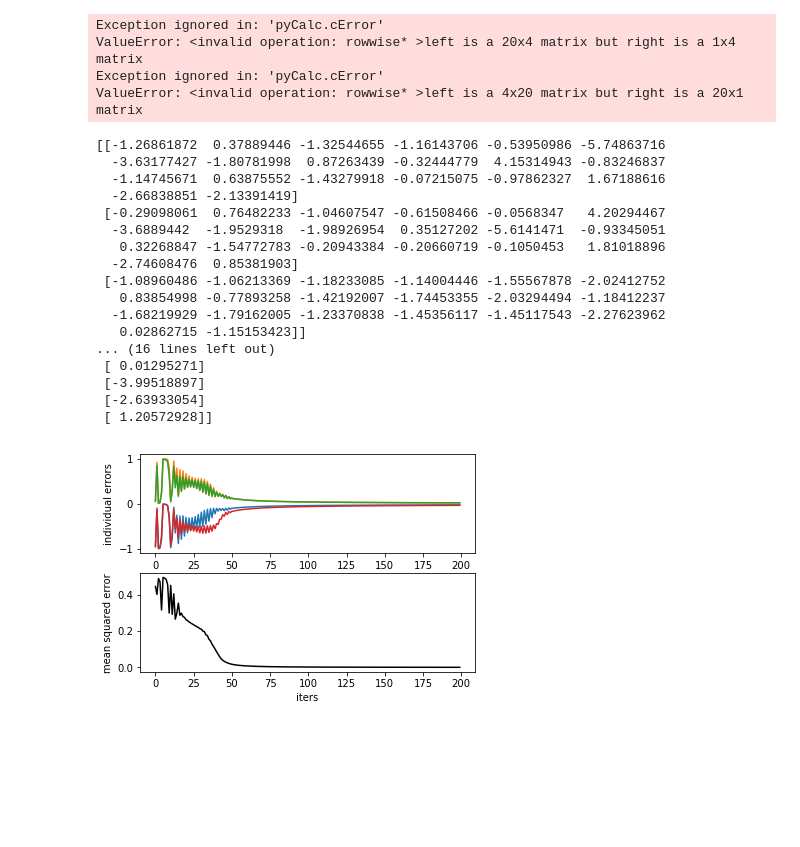
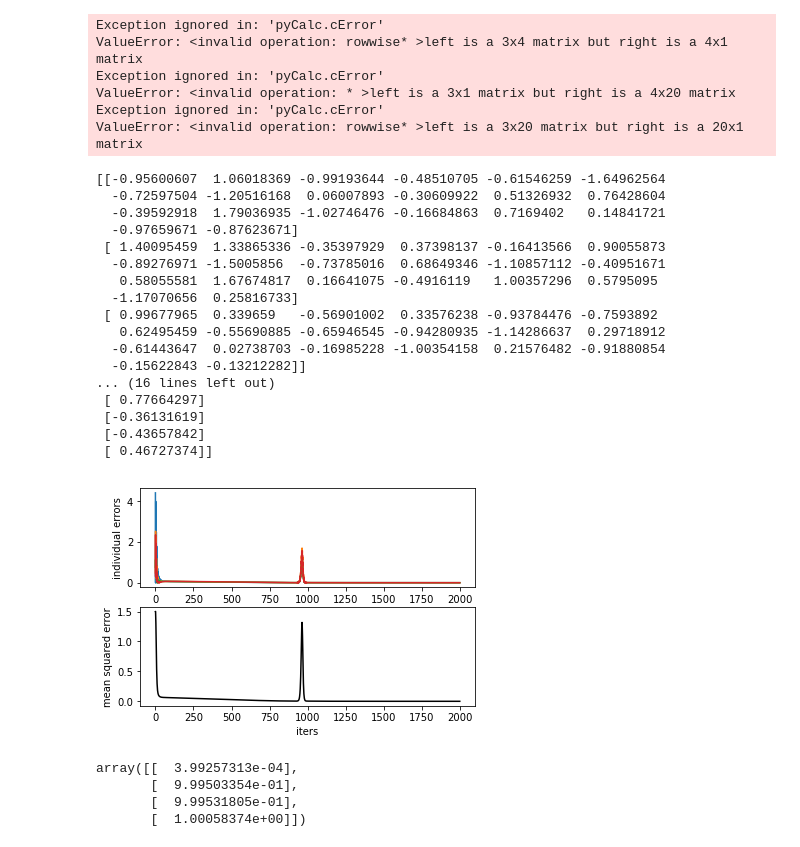
Before and after one commit to enchantedBunny/pgcg, a Jupyter notebook: build/lib.linux-x86_64-3.6/4. multi layer perceptron.ipynb, the cells around one changed output. Saved outputs shown, nothing was run; the diff lists cells and outputs as text; code cells hidden in the pictures; blank space fills up the shorter version.

```diff
--- a/build/lib.linux-x86_64-3.6/4. multi layer perceptron.ipynb
+++ b/build/lib.linux-x86_64-3.6/4. multi layer perceptron.ipynb
@@ -9,7 +9,8 @@ p.setMode("quiet")
 
 xs = p.constant(np.array([ [0,0,1],[0,1,1],[1,0,1],[1,1,1] ]
                                , dtype= float))
-ys = p.constant(np.array([0,1,1,0], dtype=float))
+#ys = p.constant(np.array([0,1,1,0], dtype=float)) #AxorB
+ys = p.constant(np.array([0,1,1,1], dtype=float)) #(AorB) and C
 
 weights = 2*np.random.random((3,20)) - 1
 weights2 = 2*np.random.random((20,1)) - 1
@@ -20,70 +21,75 @@ ws1 = p.variable(20,1)
 
 l0 = p.function(xs, ws0, "*")
 l1 = p.function(l0, "sigmoid")
-l10 = p.function(l1,ws1, "*")
-l2 = p.function(l10, "sigmoid")
+l2 = p.function(l1,ws1, "*")
 
 l2_error = p.function(ys.T(), l2, "-")
-sig1 = l2.deriv()
-l2_delta = p.function(sig1.T(), l2_error.T(), "rowwise*")
-
-tmp1 = p.function(l2_delta, l1, "*").T()
+tmp1 = p.function(l2_error.T(), l1, "*").T()
 
 sig0 = l1.deriv()
-l2_errorh = p.function(sig0.T(), l2_delta, "rowwise*").T()
-l1_delta = p.function(l2_errorh,ws1, "rowwise*")
-tmp0 = p.function(l1_delta.T(),xs, "*")
+l2_errorh = p.function(xs.T(), l2_error, "rowwise*")
+l1_delta = p.function(l2_errorh,sig0, "*")
+tmp0 = p.function(l1_delta,ws1, "rowwise*")
 g= []
 g2= []
-for i in range(200):
-    t1 = weights2 + 10*tmp1.value(dict([(ws0,weights), (ws1,weights2)]))
-    t0 = weights + 10*tmp0.value(dict([(ws0,weights), (ws1,weights2)])).T
+for i in range(2000):
+    t1 = weights2 + 0.1*tmp1.value(dict([(ws0,weights), (ws1,weights2)]))
+    t0 = weights + 0.1*tmp0.value(dict([(ws0,weights), (ws1,weights2)]))
     weights = t0
     weights2 = t1
-    g.append(l2_error.value(dict([(ws0,weights), (ws1,weights2)])).tolist())
+    g.append([[bb*bb for bb in d] for d in l2_error.value(dict([(ws0,weights), (ws1,weights2)])).tolist()])
     g2.append(sum([ bb*bb for bb in l2_error.value(dict([(ws0,weights), (ws1,weights2)]))])/4)
 
 
 print(weights)
 print(weights2)
 import matplotlib.pyplot as plt
 x_data = [i for i in range(len(g))]
 y_data = [[g[j][i] for j in range(len(g))]for i in range(len(g[0]))]
 
 
 
 plt.figure(1)
 plt.subplot(211)
 plt.ylabel('individual errors')
 plt.xlabel('iters')
 for d in y_data:
     plt.plot(x_data, d)
 
 plt.subplot(212)
 plt.ylabel('mean squared error')
 plt.xlabel('iters')
 plt.plot(x_data, g2, 'k')
 plt.show()
 # %% [output]
 Exception ignored in: 'pyCalc.cError'
-ValueError: <invalid operation: rowwise* >left is a 20x4 matrix but right is a 1x4 matrix
+ValueError: <invalid operation: rowwise* >left is a 3x4 matrix but right is a 4x1 matrix
 Exception ignored in: 'pyCalc.cError'
-ValueError: <invalid operation: rowwise* >left is a 4x20 matrix but right is a 20x1 matrix
+ValueError: <invalid operation: * >left is a 3x1 matrix but right is a 4x20 matrix
+Exception ignored in: 'pyCalc.cError'
+ValueError: <invalid operation: rowwise* >left is a 3x20 matrix but right is a 20x1 matrix
-[[-1.26861872  0.37889446 -1.32544655 -1.16143706 -0.53950986 -5.74863716
-  -3.63177427 -1.80781998  0.87263439 -0.32444779  4.15314943 -0.83246837
-  -1.14745671  0.63875552 -1.43279918 -0.07215075 -0.97862327  1.67188616
-  -2.66838851 -2.13391419]
- [-0.29098061  0.76482233 -1.04607547 -0.61508466 -0.0568347   4.20294467
-  -3.6889442  -1.9529318  -1.98926954  0.35127202 -5.6141471  -0.93345051
-   0.32268847 -1.54772783 -0.20943384 -0.20660719 -0.1050453   1.81018896
-  -2.74608476  0.85381903]
- [-1.08960486 -1.06213369 -1.18233085 -1.14004446 -1.55567878 -2.02412752
-   0.83854998 -0.77893258 -1.42192007 -1.74453355 -2.03294494 -1.18412237
-  -1.68219929 -1.79162005 -1.23370838 -1.45356117 -1.45117543 -2.27623962
-   0.02862715 -1.15153423]]
+[[-0.95600607  1.06018369 -0.99193644 -0.48510705 -0.61546259 -1.64962564
+  -0.72597504 -1.20516168  0.06007893 -0.30609922  0.51326932  0.76428604
+  -0.39592918  1.79036935 -1.02746476 -0.16684863  0.7169402   0.14841721
+  -0.97659671 -0.87623671]
+ [ 1.40095459  1.33865336 -0.35397929  0.37398137 -0.16413566  0.90055873
+  -0.89276971 -1.5005856  -0.73785016  0.68649346 -1.10857112 -0.40951671
+   0.58055581  1.67674817  0.16641075 -0.4916119   1.00357296  0.5795095
+  -1.17070656  0.25816733]
+ [ 0.99677965  0.339659   -0.56901002  0.33576238 -0.93784476 -0.7593892
+   0.62495459 -0.55690885 -0.65946545 -0.94280935 -1.14286637  0.29718912
+  -0.61443647  0.02738703 -0.16985228 -1.00354158  0.21576482 -0.91880854
+  -0.15622843 -0.13212282]]
 ... (16 lines left out)
- [ 0.01295271]
- [-3.99518897]
- [-2.63933054]
- [ 1.20572928]]
+ [ 0.77664297]
+ [-0.36131619]
+ [-0.43657842]
+ [ 0.46727374]]
-[figure, old version]
+[figure, new version]
+# %%
+l2.value(dict([(ws0,weights), (ws1,weights2)]))
+# %% [output]
+array([[  3.99257313e-04],
+       [  9.99503354e-01],
+       [  9.99531805e-01],
+       [  1.00058374e+00]])
```
Also changed, not shown: parts of 2 cells of this notebook, 7 other files.
